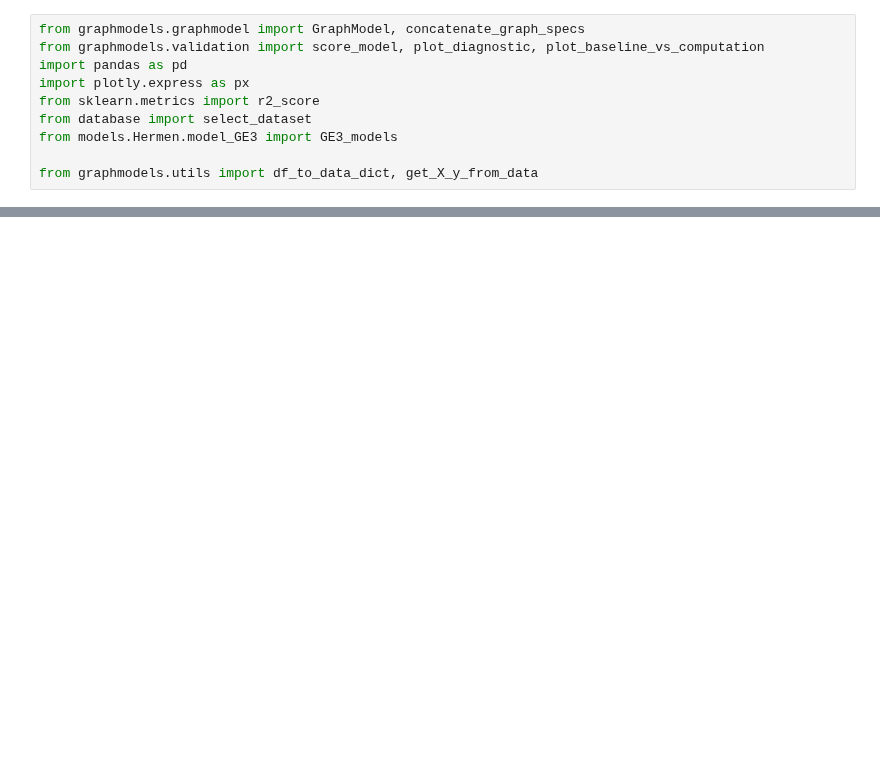
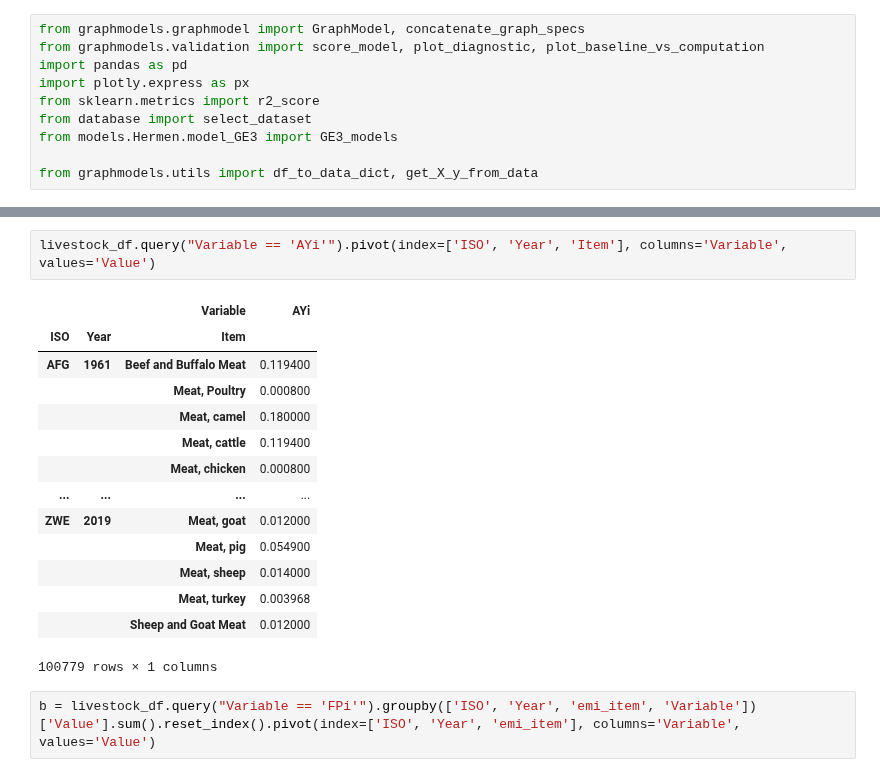
Before and after one commit to simonzabrocki/GraphModels, a Jupyter notebook: GE3_development.ipynb, the cells around one changed output, grey strips where cells are left out. Cells and saved outputs as stored; diff of their text form; blank space fills up the shorter version.

```diff
--- a/GE3_development.ipynb
+++ b/GE3_development.ipynb
@@ -122 +120,20 @@ livestock_df = pd.read_csv('models/Hermen/data/QL.csv', index_col=0).rename(colu
+# %%
+livestock_df.query("Variable == 'AYi'").pivot(index=['ISO', 'Year', 'Item'], columns='Variable', values='Value')
+# %% [output]
+|  |  | Variable | AYi |
+| ISO | Year | Item |  |
+| AFG | 1961 | Beef and Buffalo Meat | 0.119400 |
+|  |  | Meat, Poultry | 0.000800 |
+|  |  | Meat, camel | 0.180000 |
+|  |  | Meat, cattle | 0.119400 |
+|  |  | Meat, chicken | 0.000800 |
+| ... | ... | ... | ... |
+| ZWE | 2019 | Meat, goat | 0.012000 |
+|  |  | Meat, pig | 0.054900 |
+|  |  | Meat, sheep | 0.014000 |
+|  |  | Meat, turkey | 0.003968 |
+|  |  | Sheep and Goat Meat | 0.012000 |
+100779 rows × 1 columns
+# %%
+b = livestock_df.query("Variable == 'FPi'").groupby(['ISO', 'Year', 'emi_item', 'Variable'])['Value'].sum().reset_index().pivot(index=['ISO', 'Year', 'emi_item'], columns='Variable', values='Value')
 # %%
```
Also changed, not shown: parts of 39 cells of this notebook, 3 other files.
